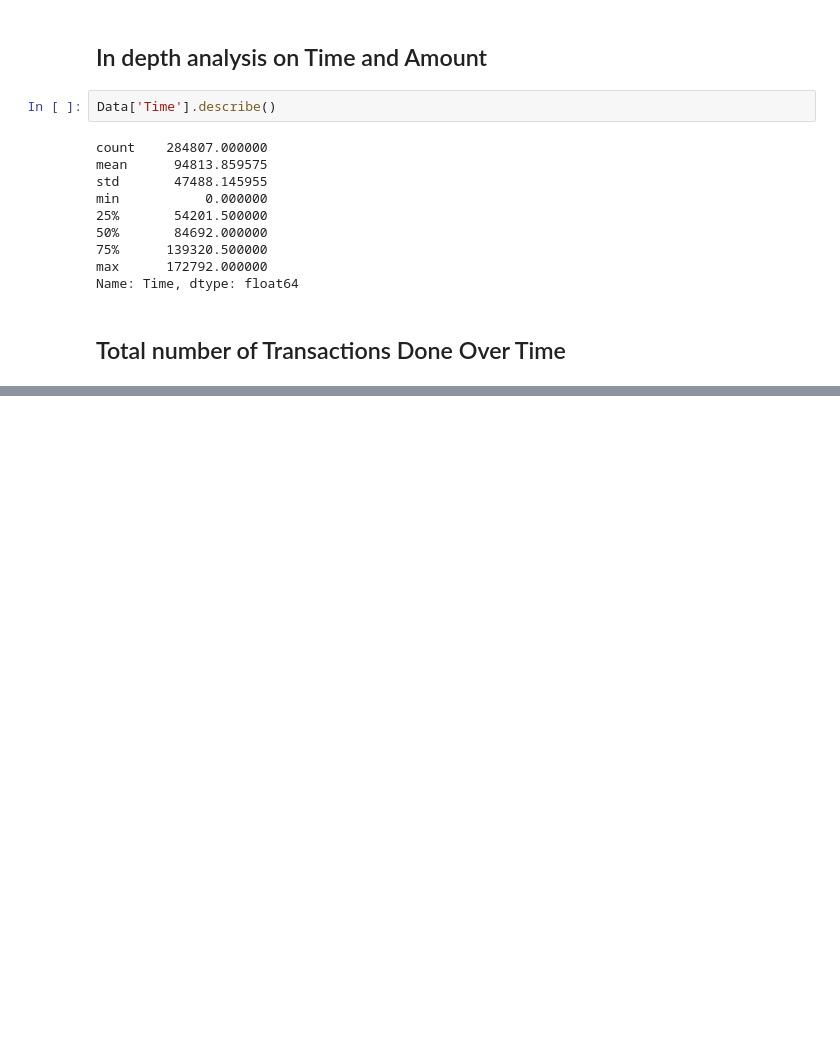
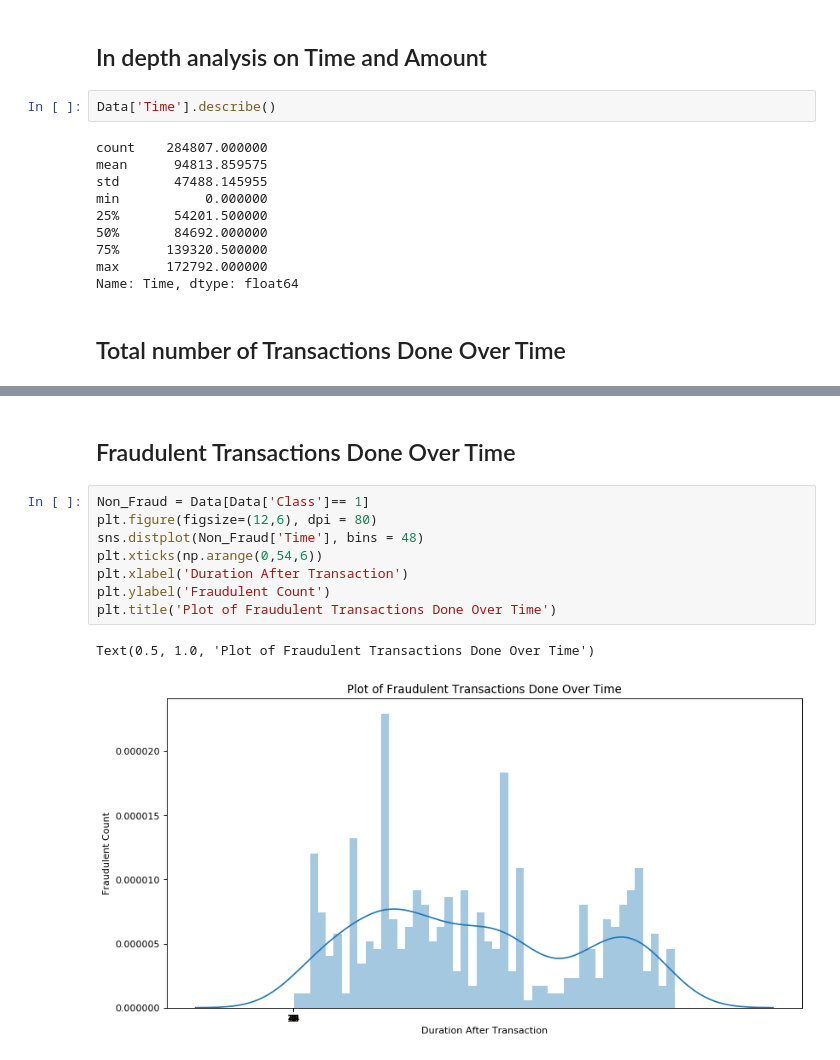
Before and after one commit to Mihryam/Credit-Card-Fraud-Detection, a Jupyter notebook: Exproartory Data ANalysis.ipynb, the cells around one changed output, grey strips where cells are left out. Cells and saved outputs as stored; diff of their text form; blank space fills up the shorter version.

```diff
--- a/Exproartory Data ANalysis.ipynb
+++ b/Exproartory Data ANalysis.ipynb
@@ -86,0 +97,13 @@ Text(0.5, 1.0, 'Plot of Transactions Done Over Time')
+# %% [markdown]
+## Fraudulent Transactions Done Over Time
+# %%
+Non_Fraud = Data[Data['Class']== 1]
+plt.figure(figsize=(12,6), dpi = 80)
+sns.distplot(Non_Fraud['Time'], bins = 48)
+plt.xticks(np.arange(0,54,6))
+plt.xlabel('Duration After Transaction')
+plt.ylabel('Fraudulent Count')
+plt.title('Plot of Fraudulent Transactions Done Over Time')
+# %% [output]
+Text(0.5, 1.0, 'Plot of Fraudulent Transactions Done Over Time')
+[figure, added]
```
Also changed, not shown: parts of 4 cells of this notebook.
